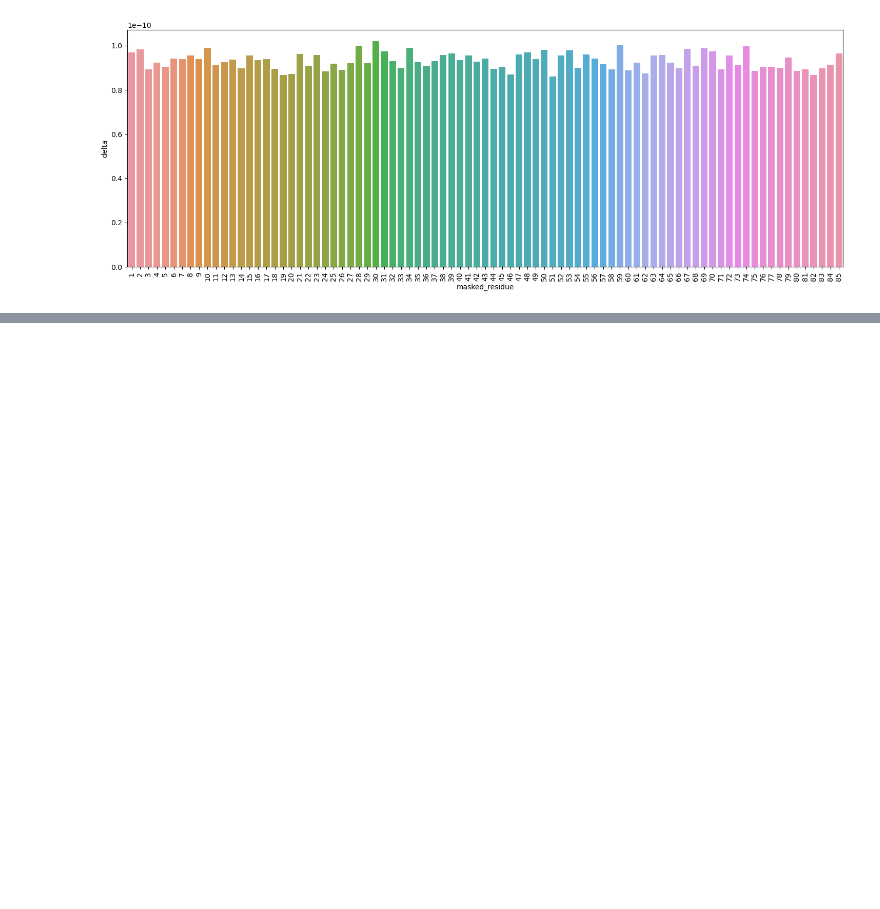
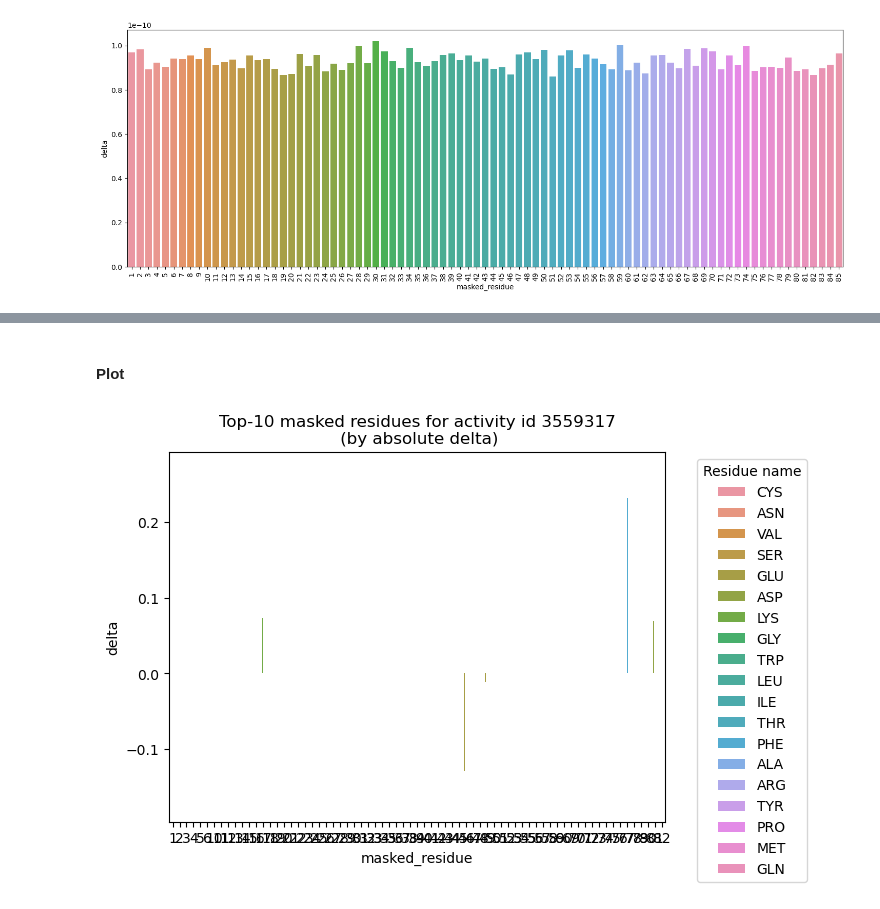
Before and after one commit to volkamerlab/kinodata-3D-affinity-prediction, a Jupyter notebook: scripts/residue_attr.ipynb, the cells around one changed output, grey strips where cells are left out. Saved outputs shown, nothing was run; the diff lists cells and outputs as text; code cells hidden in the pictures; blank space fills up the shorter version.

Commit message:
add single complex residue attr notebook

```diff
--- a/scripts/residue_attr.ipynb
+++ b/scripts/residue_attr.ipynb
@@ -12,2 +98,4 @@ True
+# %%
+mask_pl_edge_residue_result = mask_pl_edge_residue_results_artifact.contents[0]
 # %%
 # count number of csv files in source dir
@@ -17,7 +105,7 @@ print(len(list(SOURCE.glob("*.csv"))))
 # %%
 ref_dfs = []
 attr_dfs = []
-for csv_file in SOURCE.glob("*.csv"):
+for csv_file in mask_pl_edge_residue_result.glob("*.csv"):
     if "None" in csv_file.name:
         continue
     print(csv_file.name)
@@ -164,0 +349,26 @@ residue_68["masked_res_letter"].value_counts().plot.pie()
+# %%
+import random
+
+# set chembl activity id here, ...
+# choice = 2390222
+choice = 3559317
+
+if choice:
+    subs = cgnn3d_only[cgnn3d_only["chembl_activity_id"] == choice]
+    ident = subs["ident"].iloc[0]
+    chembl_activity_id = choice
+# or pick a random one
+else:
+    ident, index = random.choice(list(cgnn3d_only.groupby("ident").groups.items()))
+    ra = load_residue_atom_index([ident])[ident]
+    ra = {int(k): v for k, v in ra.items()}
+    subs = cgnn3d_only.loc[index]
+    chembl_activity_id = subs["chembl_activity_id"].iloc[0]
+
+assert subs["chembl_activity_id"].nunique() == 1
+assert subs["ident"].nunique() == 1
+
+print(f"Selected activity {chembl_activity_id} with ident {ident}")
+subs["abs_delta"] = np.abs(subs["delta"])
+# subs = subs.nlargest(10, "abs_delta")
+subs
@@ -164,0 +410,17 @@ residue_68["masked_res_letter"].value_counts().plot.pie()
+# %% [markdown]
+#### Plot
+# %%
+chembl_id = subs["chembl_activity_id"].iloc[0]
+ax = sns.barplot(
+    subs,
+    x="masked_residue",
+    y="delta",
+    hue="masked_resname",
+)
+_ = ax.set_title(
+    f"Top-10 masked residues for activity id {chembl_id}\n (by absolute delta)"
+)
+# move legend outside of plot
+sns.move_legend(ax, "upper right", bbox_to_anchor=(1.3, 1), title="Residue name")
+# %% [output]
+[figure, added]
```
Also changed, not shown: parts of 61 cells of this notebook.
